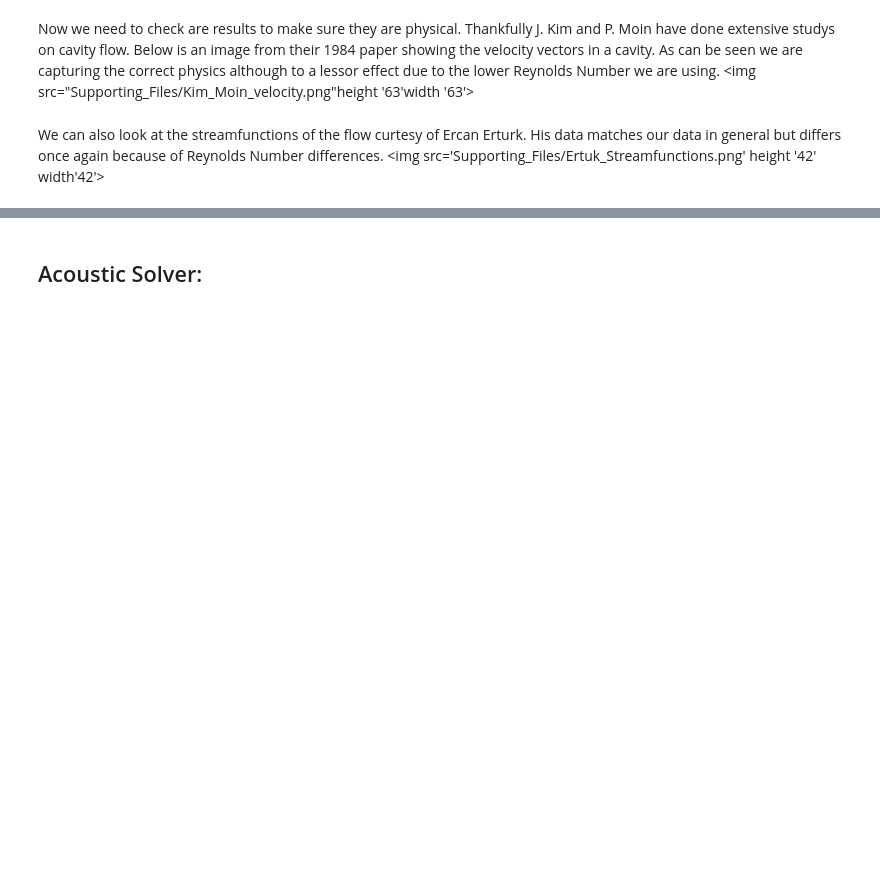
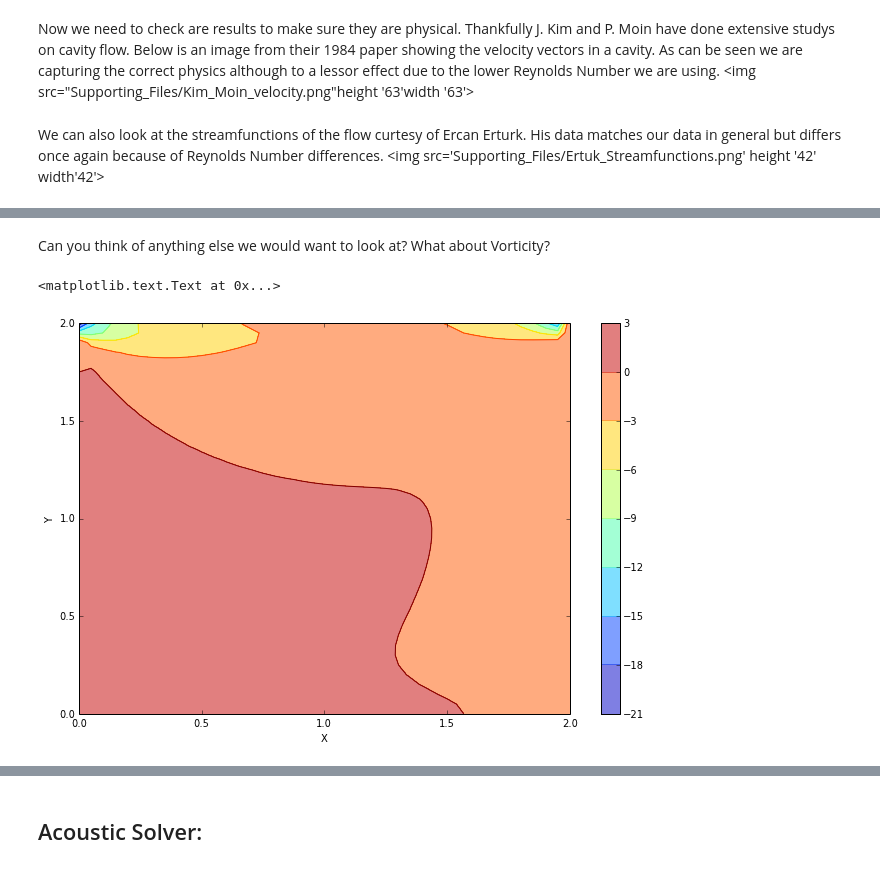
Before and after one commit to cbell14/Navier_Stokes_Acoustics, a Jupyter notebook: Final Project -- 2D Finite Difference NS & Acoustic Solver.ipynb, the cells around one changed output, grey strips where cells are left out. Drawn from its saved outputs; the diff is of its cells as text; code cells hidden in the pictures; blank space fills up the shorter version.

```diff
--- a/Final Project -- 2D Finite Difference NS & Acoustic Solver.ipynb
+++ b/Final Project -- 2D Finite Difference NS & Acoustic Solver.ipynb
@@ -389,0 +394,12 @@ The begging of an oscillation of the pressure field is also starting to form. Th
+# %% [markdown]
+Can you think of anything else we would want to look at? What about Vorticity?
+# %%
+fig = plt.figure(figsize=(11,7), dpi=100)
+plt.contourf(X,Y,Vorticity[1],alpha=0.5)
+plt.colorbar()
+plt.contour(X,Y,Vorticity[1])
+plt.xlabel('X')
+plt.ylabel('Y')
+# %% [output]
+<matplotlib.text.Text at 0x...>
+[figure, added]
```
Also changed, not shown: parts of 11 cells of this notebook.
